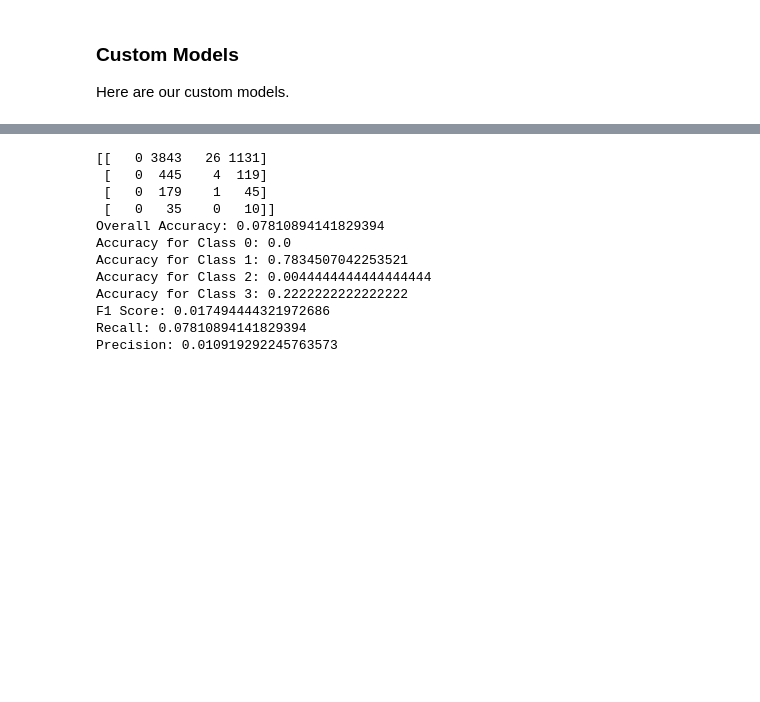
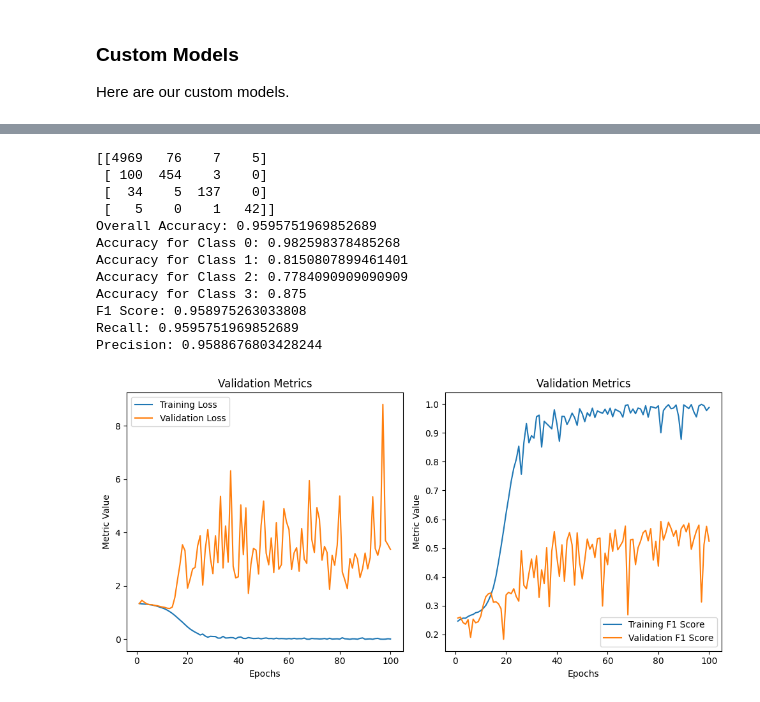
Before and after one commit to LHJJosh/DeepDementiaDetect, a Jupyter notebook: oasis_3_notebook.ipynb, the cells around one changed output, grey strips where cells are left out. Cells and saved outputs as stored; diff of their text form; code cells hidden in the pictures; blank space fills up the shorter version.

```diff
--- a/oasis_3_notebook.ipynb
+++ b/oasis_3_notebook.ipynb
@@ -834,4 +828,4 @@ optimizer = optim.Adam(model3.parameters(), lr=0.0001, betas=(0.9, 0.999), weigh
 # Train the model
 metric_history = {'val_loss': [], 'val_f1': [], 'train_loss': [], 'train_f1': []}
 model_name='inception_v3_w_crossentropy'
-model3 = train_model(model3, model_name=model_name, num_epochs=15)
+model3 = train_model(model3, transform=transform, model_name=model_name, num_epochs=15)
@@ -1269,25 +1269,38 @@ KeyboardInterrupt:
 # %%
-# ## Evaluate
-# overall_accuracy, class_accuracies, f1, recall, precision = evaluate_model(model6, test_dataloader, device)
-# print(f'Overall Accuracy: {overall_accuracy}')
-# for i, class_accuracy in enumerate(class_accuracies):
-#     print(f'Accuracy for Class {i}: {class_accuracy}')
-# print(f'F1 Score: {f1}')
-# print(f'Recall: {recall}')
-# print(f'Precision: {precision}')
+## Evaluate
+overall_accuracy, class_accuracies, f1, recall, precision = evaluate_model(model6, test_dataloader, device)
+print(f'Overall Accuracy: {overall_accuracy}')
+for i, class_accuracy in enumerate(class_accuracies):
+    print(f'Accuracy for Class {i}: {class_accuracy}')
+print(f'F1 Score: {f1}')
+print(f'Recall: {recall}')
+print(f'Precision: {precision}')
+
+# Convert metric history to a DataFrame
+metric_df = pd.DataFrame(metric_history)
+
+# Save the DataFrame to a CSV file
+csv_file_path = os.path.join('checkpoints/', f'{model_name}_metrics.csv')
+if not os.path.exists(csv_file_path):
+    metric_df.to_csv(csv_file_path, index=False)
+else:
+    metric_df.to_csv(csv_file_path, mode='a', header=False, index=False)
+
+plot_metrics_from_csv(model_name, title='Validation Metrics', ylabel='Metric Value')
 # %% [output]
-[[   0 3843   26 1131]
- [   0  445    4  119]
- [   0  179    1   45]
- [   0   35    0   10]]
-Overall Accuracy: 0.07810894141829394
-Accuracy for Class 0: 0.0
-Accuracy for Class 1: 0.7834507042253521
-Accuracy for Class 2: 0.0044444444444444444
-Accuracy for Class 3: 0.2222222222222222
-F1 Score: 0.017494444321972686
-Recall: 0.07810894141829394
-Precision: 0.010919292245763573
+[[4969   76    7    5]
+ [ 100  454    3    0]
+ [  34    5  137    0]
+ [   5    0    1   42]]
+Overall Accuracy: 0.9595751969852689
+Accuracy for Class 0: 0.982598378485268
+Accuracy for Class 1: 0.8150807899461401
+Accuracy for Class 2: 0.7784090909090909
+Accuracy for Class 3: 0.875
+F1 Score: 0.958975263033808
+Recall: 0.9595751969852689
+Precision: 0.9588676803428244
+[figure, added]
 # %%
 # del model6
 # torch.cuda.empty_cache()
```
Also changed, not shown: parts of 25 cells of this notebook.
